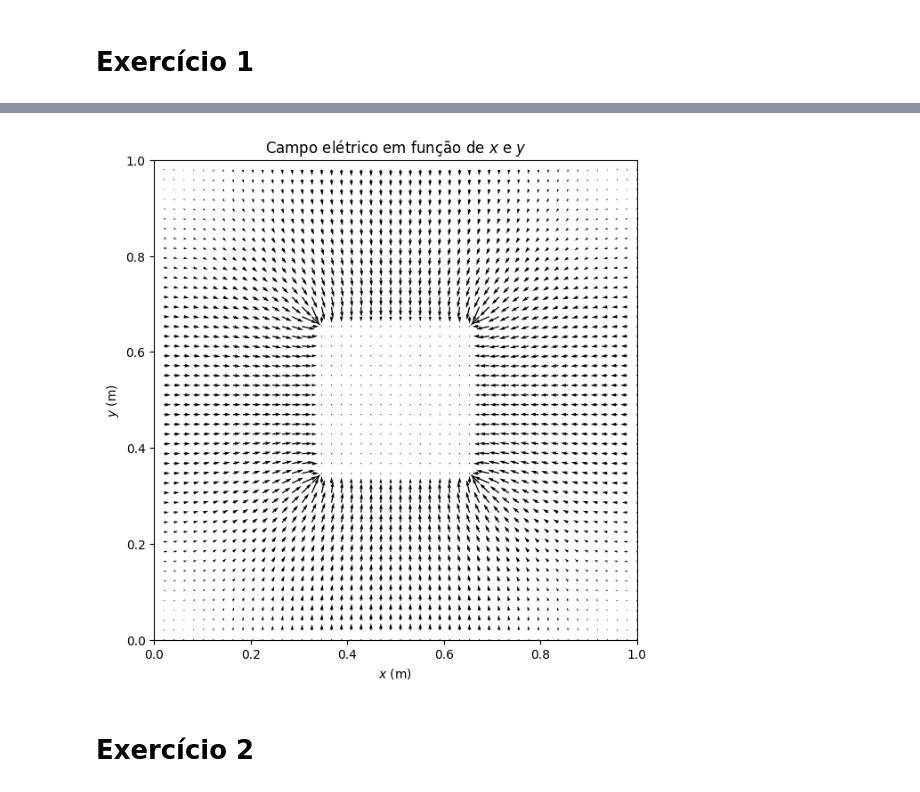
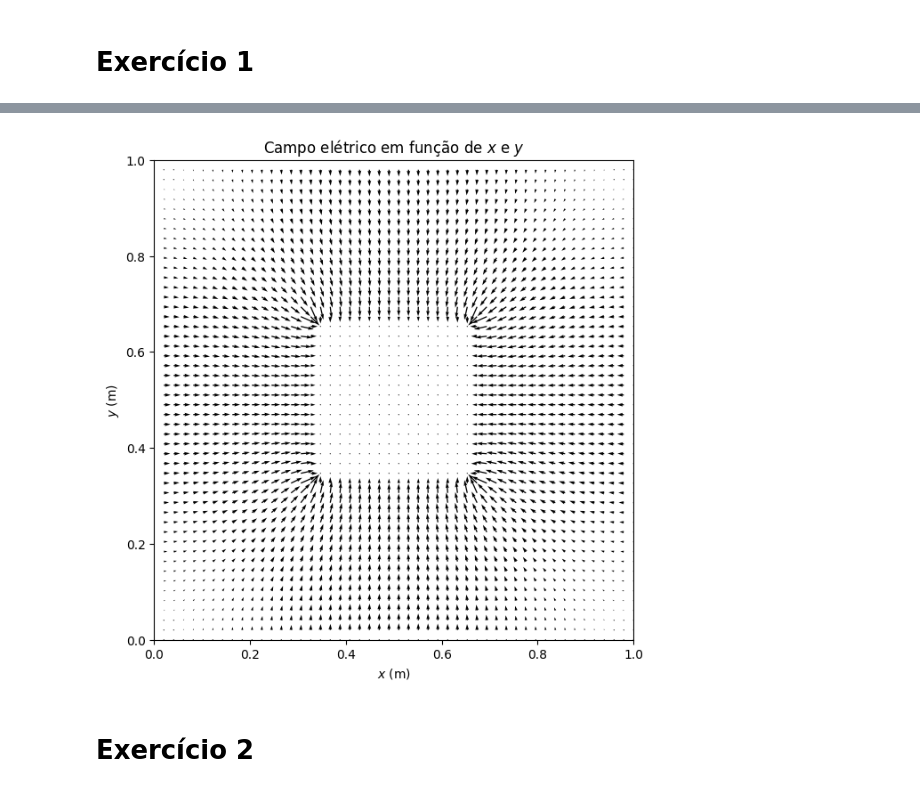
Before and after one commit to vdvdlk/metcomp2, a Jupyter notebook: lista02.ipynb, the cells around one changed output, grey strips where cells are left out. Saved outputs shown, nothing was run; the diff lists cells and outputs as text; code cells hidden in the pictures.

```diff
--- a/lista02.ipynb
+++ b/lista02.ipynb
@@ -155,17 +156,18 @@ Ey_1 = matrizes.campo_eletrico_y(V_1, dy=dy_1)
 # %%
 fig_1a, ax_1a = plt.subplots()
 ax_1a.quiver(X_1, Y_1, Ex_1, Ey_1)
 
 ax_1a.set_title('Campo elétrico em função de $x$ e $y$')
 ax_1a.set_xlabel('$x$ (m)')
 ax_1a.set_ylabel('$y$ (m)')
+ax_1a.set_aspect('equal')
 
 ax_1a.set_xlim(0, 1)
 ax_1a.set_ylim(0, 1)
 
 fig_1a.set_size_inches(tamanho_plot)
 # %% [output]
-[figure, old version]
+[figure, new version]
 # %% [markdown]
 # Exercício 2
 # %%
```
Also changed, not shown: parts of 6 cells of this notebook, 11 other files.
